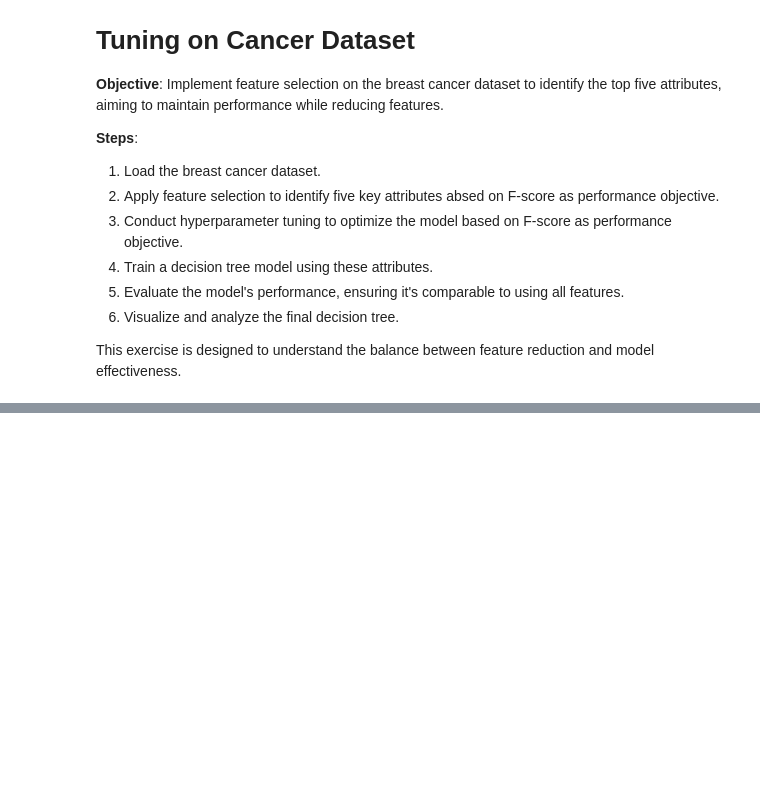
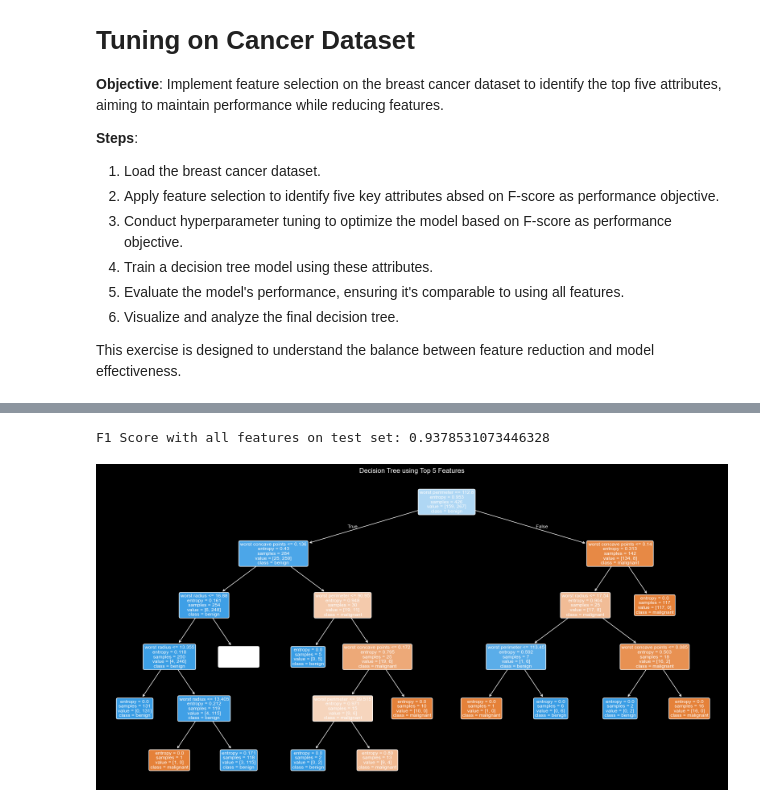
Before and after one commit to Abderrahamane/data-Mining-Labs, a Jupyter notebook: Lab 7/Lab 7 (part 3)- Hyperparameter Tuning in Decision Trees.ipynb, the cells around one changed output, grey strips where cells are left out. Cells and saved outputs as stored; diff of their text form; code cells hidden in the pictures; blank space fills up the shorter version.

```diff
--- a/Lab 7/Lab 7 (part 3)- Hyperparameter Tuning in Decision Trees.ipynb
+++ b/Lab 7/Lab 7 (part 3)- Hyperparameter Tuning in Decision Trees.ipynb
@@ -283,0 +330,21 @@ This exercise is designed to understand the balance between feature reduction an
+# %%
+param_grid = {
+    "max_depth": [None, 3, 5, 7, 10],
+    "min_samples_split": [2, 5, 10],
+    "min_samples_leaf": [1, 2, 4],
+    "criterion": ["gini", "entropy"]
+}
+
+dt = DecisionTreeClassifier(random_state=42)
+
+grid_search = GridSearchCV(
+    estimator=dt,
+    param_grid=param_grid,
+    scoring="f1",
+    cv=5,
+    n_jobs=-1
+)
+
+grid_search.fit(X_train, y_train)
+
+print("Best hyperparameters:", grid_search.best_params_)
@@ -283,0 +353,10 @@ This exercise is designed to understand the balance between feature reduction an
+# %%
+best_model = grid_search.best_estimator_
+
+y_pred = best_model.predict(X_test)
+
+f1 = f1_score(y_test, y_pred)
+print("F1 Score on test set:", f1)
+
+print("\nClassification Report:")
+print(classification_report(y_test, y_pred))
@@ -283,0 +375,28 @@ This exercise is designed to understand the balance between feature reduction an
+# %%
+# Train with all features for comparison
+X_train_full, X_test_full, y_train, y_test = train_test_split(
+    X, y, test_size=0.25, random_state=42, stratify=y
+)
+
+dt_full = DecisionTreeClassifier(random_state=42)
+dt_full.fit(X_train_full, y_train)
+
+y_pred_full = dt_full.predict(X_test_full)
+f1_full = f1_score(y_test, y_pred_full)
+
+print("F1 Score with all features on test set:", f1_full)
+# %% [output]
+F1 Score with all features on test set: 0.9378531073446328
+# %%
+plt.figure(figsize=(20, 10))
+plot_tree(
+    best_model,
+    feature_names=selected_features,
+    class_names=data.target_names,
+    filled=True,
+    rounded=True
+)
+plt.title("Decision Tree using Top 5 Features")
+plt.show()
+# %% [output]
+[figure, added]
```
Also changed, not shown: parts of 14 cells of this notebook, 2 other files.
